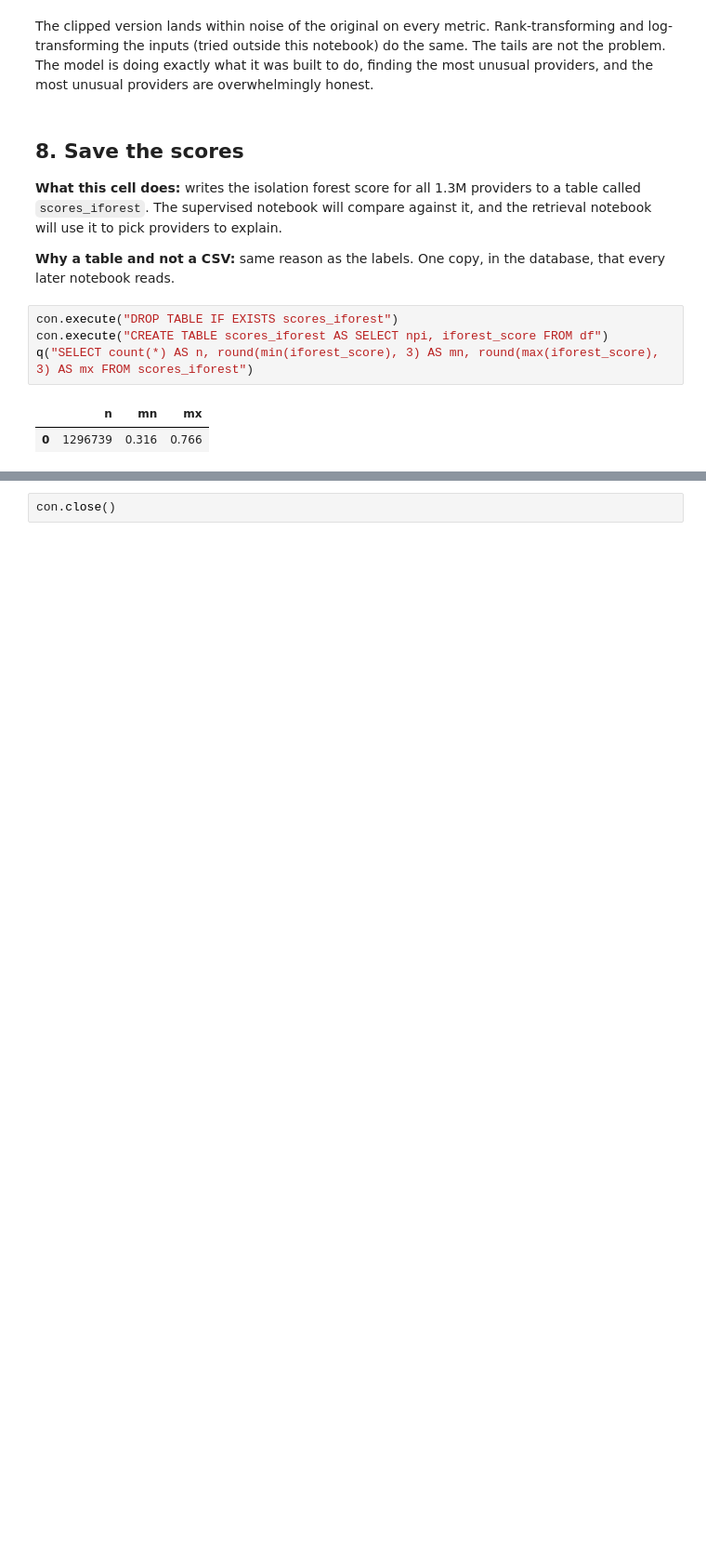
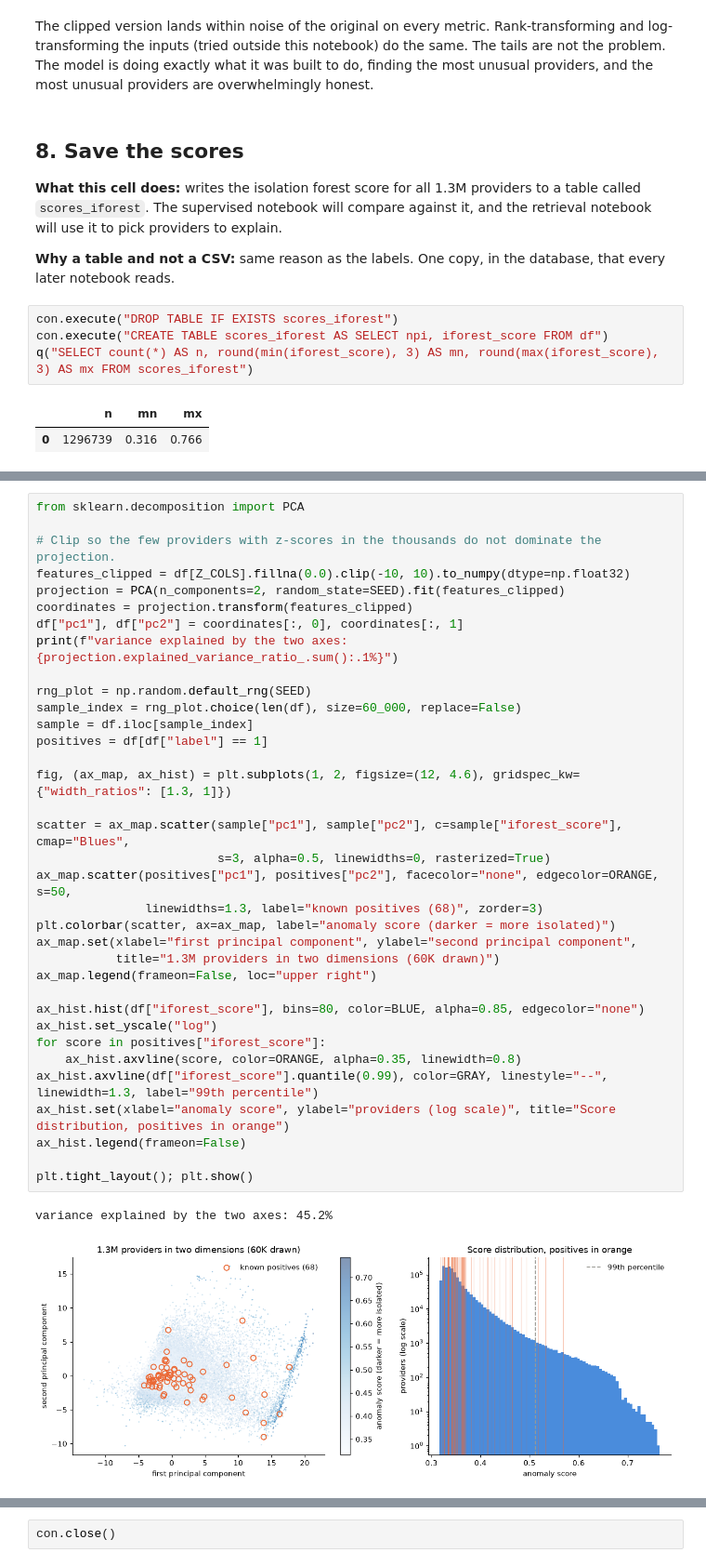
Before and after one commit to PugstaLaney/Medicare-Fraud-ML-using-CMS-, a Jupyter notebook: analysis_notebooks/04_unsupervised_iforest.ipynb, the cells around one changed output, grey strips where cells are left out. Shown at 93% size. Drawn from its saved outputs; the diff is of its cells as text; blank space fills up the shorter version.

```diff
--- a/analysis_notebooks/04_unsupervised_iforest.ipynb
+++ b/analysis_notebooks/04_unsupervised_iforest.ipynb
@@ -370 +385,39 @@ q("SELECT count(*) AS n, round(min(iforest_score), 3) AS mn, round(max(iforest_s
+# %%
+from sklearn.decomposition import PCA
+
+# Clip so the few providers with z-scores in the thousands do not dominate the projection.
+features_clipped = df[Z_COLS].fillna(0.0).clip(-10, 10).to_numpy(dtype=np.float32)
+projection = PCA(n_components=2, random_state=SEED).fit(features_clipped)
+coordinates = projection.transform(features_clipped)
+df["pc1"], df["pc2"] = coordinates[:, 0], coordinates[:, 1]
+print(f"variance explained by the two axes: {projection.explained_variance_ratio_.sum():.1%}")
+
+rng_plot = np.random.default_rng(SEED)
+sample_index = rng_plot.choice(len(df), size=60_000, replace=False)
+sample = df.iloc[sample_index]
+positives = df[df["label"] == 1]
+
+fig, (ax_map, ax_hist) = plt.subplots(1, 2, figsize=(12, 4.6), gridspec_kw={"width_ratios": [1.3, 1]})
+
+scatter = ax_map.scatter(sample["pc1"], sample["pc2"], c=sample["iforest_score"], cmap="Blues",
+                         s=3, alpha=0.5, linewidths=0, rasterized=True)
+ax_map.scatter(positives["pc1"], positives["pc2"], facecolor="none", edgecolor=ORANGE, s=50,
+               linewidths=1.3, label="known positives (68)", zorder=3)
+plt.colorbar(scatter, ax=ax_map, label="anomaly score (darker = more isolated)")
+ax_map.set(xlabel="first principal component", ylabel="second principal component",
+           title="1.3M providers in two dimensions (60K drawn)")
+ax_map.legend(frameon=False, loc="upper right")
+
+ax_hist.hist(df["iforest_score"], bins=80, color=BLUE, alpha=0.85, edgecolor="none")
+ax_hist.set_yscale("log")
+for score in positives["iforest_score"]:
+    ax_hist.axvline(score, color=ORANGE, alpha=0.35, linewidth=0.8)
+ax_hist.axvline(df["iforest_score"].quantile(0.99), color=GRAY, linestyle="--", linewidth=1.3, label="99th percentile")
+ax_hist.set(xlabel="anomaly score", ylabel="providers (log scale)", title="Score distribution, positives in orange")
+ax_hist.legend(frameon=False)
+
+plt.tight_layout(); plt.show()
+# %% [output]
+variance explained by the two axes: 45.2%
+[figure, added]
 # %% [markdown]
```
Also changed, not shown: parts of 4 cells of this notebook, 6 other files.
